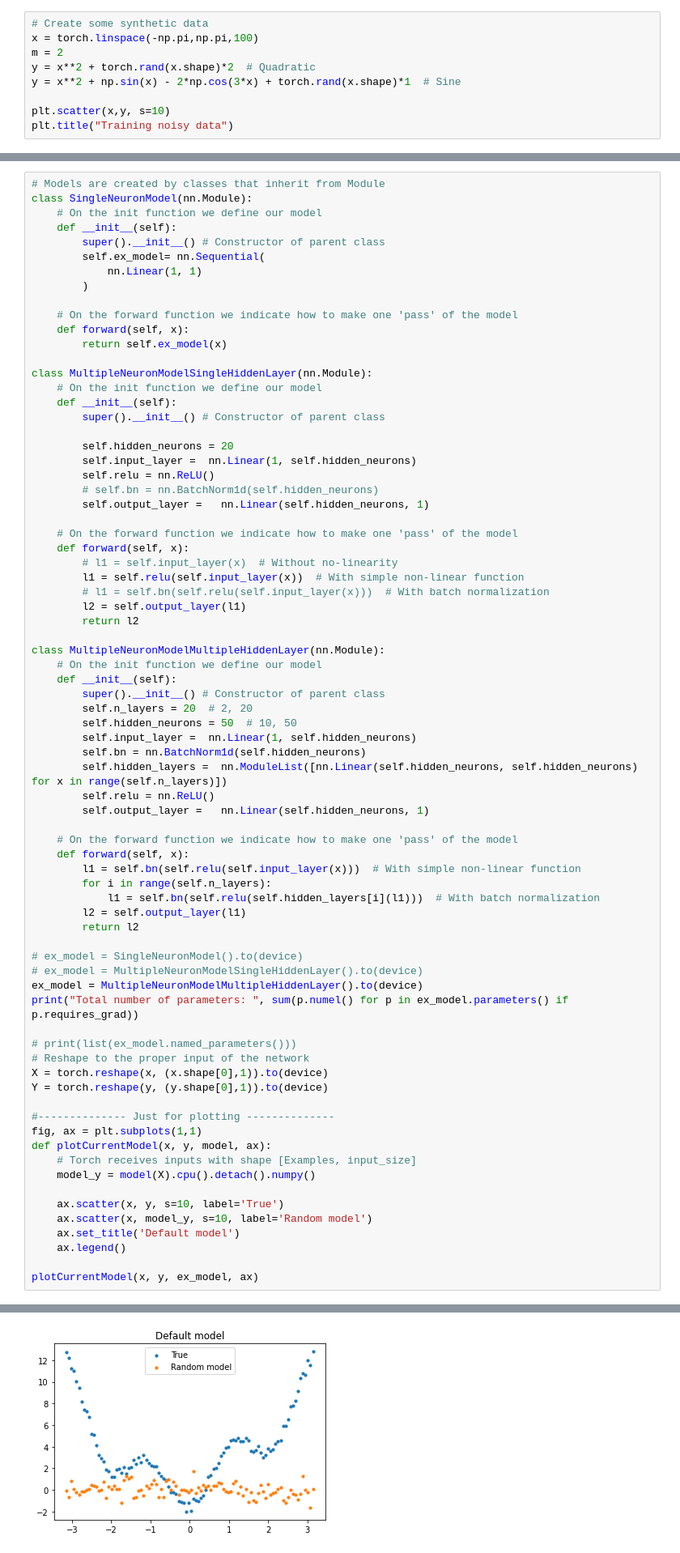
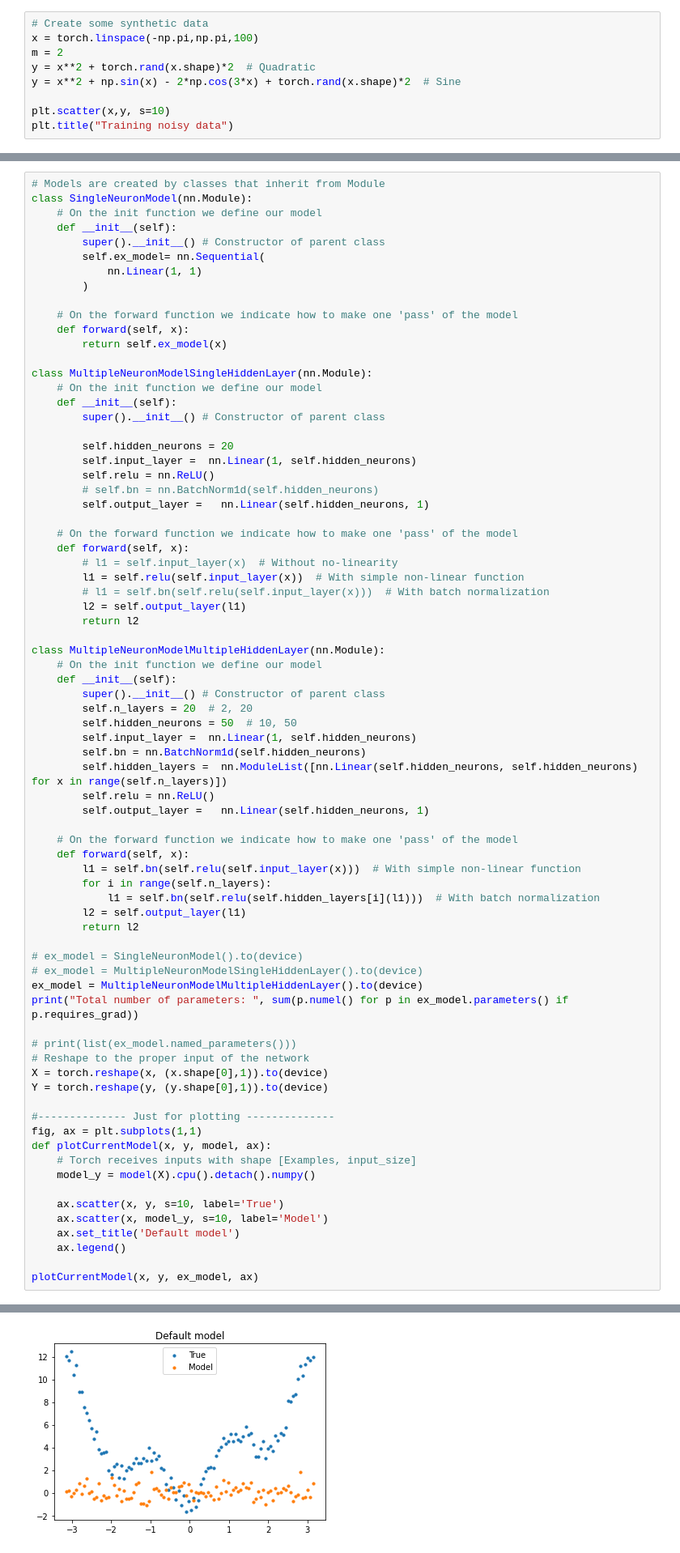
Before and after one commit to olmozavala/da_workshop_2022, a Jupyter notebook: 2_Hello_NN-CustomFunction.ipynb, the cells around one changed output, grey strips where cells are left out. Shown: that part at 81% size. Drawn from its saved outputs; the diff is of its cells as text.

```diff
--- a/2_Hello_NN-CustomFunction.ipynb
+++ b/2_Hello_NN-CustomFunction.ipynb
@@ -24,7 +24,7 @@ device = "cuda" if torch.cuda.is_available() else "cpu"
 x = torch.linspace(-np.pi,np.pi,100)
 m = 2
 y = x**2 + torch.rand(x.shape)*2  # Quadratic
-y = x**2 + np.sin(x) - 2*np.cos(3*x) + torch.rand(x.shape)*1  # Sine
+y = x**2 + np.sin(x) - 2*np.cos(3*x) + torch.rand(x.shape)*2  # Sine
 
 plt.scatter(x,y, s=10)
 plt.title("Training noisy data")
@@ -90,35 +90,35 @@ class MultipleNeuronModelMultipleHiddenLayer(nn.Module):
     def forward(self, x):
         l1 = self.bn(self.relu(self.input_layer(x)))  # With simple non-linear function
         for i in range(self.n_layers):
             l1 = self.bn(self.relu(self.hidden_layers[i](l1)))  # With batch normalization
         l2 = self.output_layer(l1)
         return l2
 
 # ex_model = SingleNeuronModel().to(device)
 # ex_model = MultipleNeuronModelSingleHiddenLayer().to(device)
 ex_model = MultipleNeuronModelMultipleHiddenLayer().to(device)
 print("Total number of parameters: ", sum(p.numel() for p in ex_model.parameters() if p.requires_grad))
 
 # print(list(ex_model.named_parameters()))
 # Reshape to the proper input of the network
 X = torch.reshape(x, (x.shape[0],1)).to(device)
 Y = torch.reshape(y, (y.shape[0],1)).to(device)
 
 #-------------- Just for plotting --------------
 fig, ax = plt.subplots(1,1)
 def plotCurrentModel(x, y, model, ax):
     # Torch receives inputs with shape [Examples, input_size]
     model_y = model(X).cpu().detach().numpy()
 
     ax.scatter(x, y, s=10, label='True')
-    ax.scatter(x, model_y, s=10, label='Random model')
+    ax.scatter(x, model_y, s=10, label='Model')
     ax.set_title('Default model')
     ax.legend()
 
 plotCurrentModel(x, y, ex_model, ax)
 # %% [output]
 Total number of parameters:  51251
-[figure, old version]
+[figure, new version]
 # %% [markdown]
 3.Optimize the parameters of the model using backpropagation
 # %%
```
Also changed, not shown: parts of 2 cells of this notebook, 5 other files.
